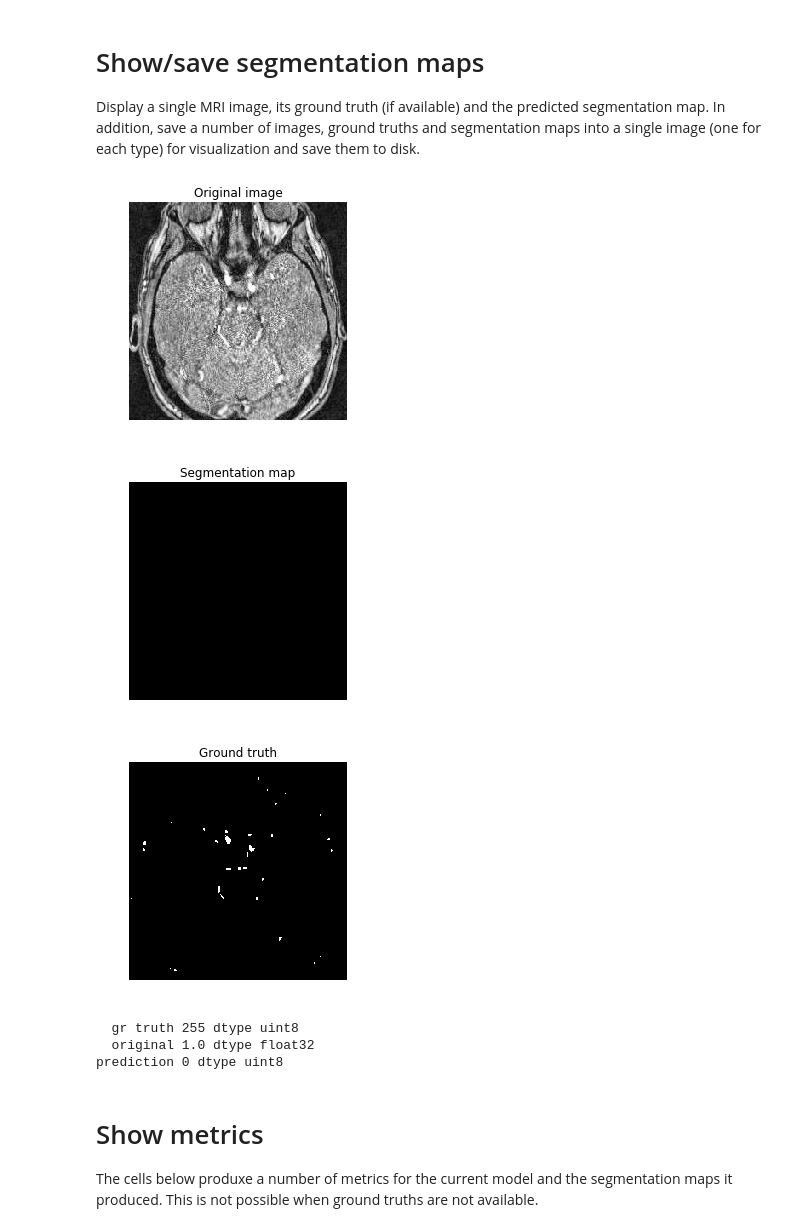
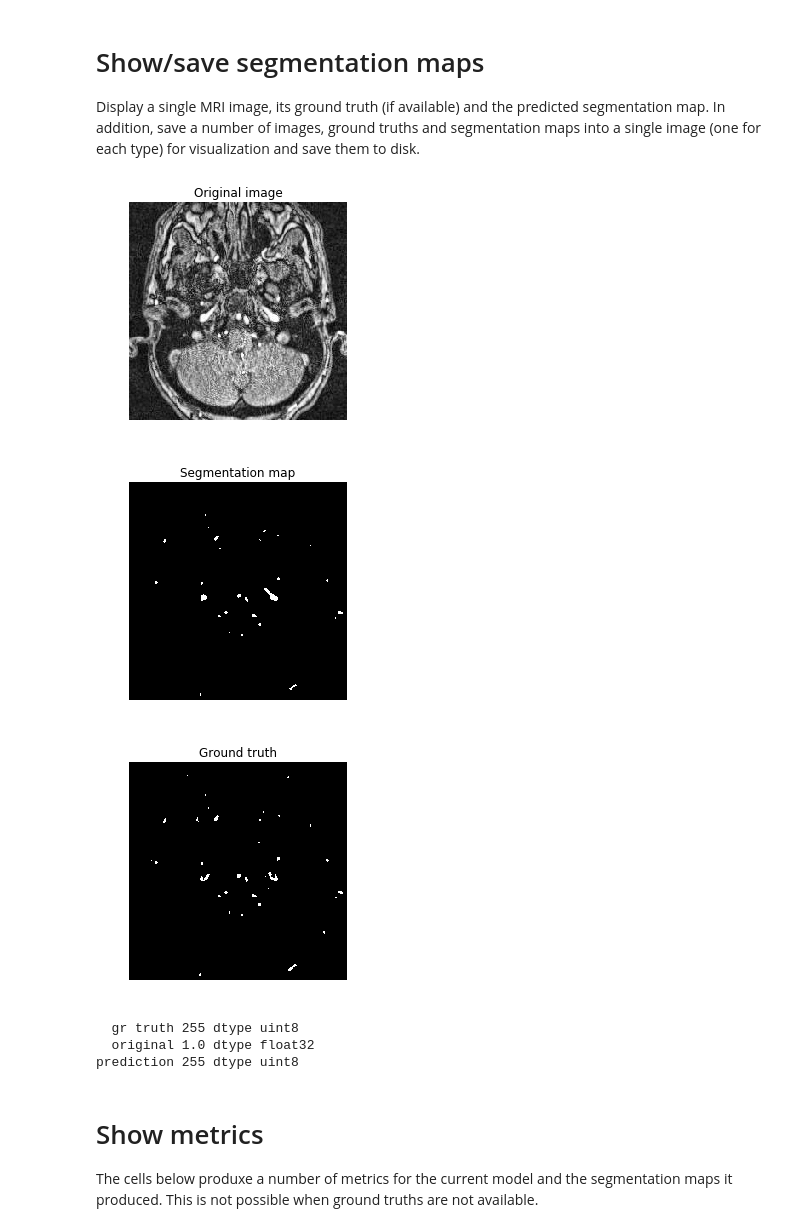
Before and after one commit to GeoffBreemer/DLToolkit, a Jupyter notebook: thesis/DECiSION_test.ipynb, the cells around one changed output. Cells and saved outputs as stored; diff of their text form; code cells hidden in the pictures.

Commit message:
feat: Completed DECiSION tuning

```diff
--- a/thesis/DECiSION_test.ipynb
+++ b/thesis/DECiSION_test.ipynb
@@ -44,3 +39,6 @@ TRAINED_MODEL_NAME = "../savedmodels/DECiSION_UNet_brain_4layer_BN_BS008.model"
+# %%
+TRAINED_MODEL_NAME = "../savedmodels/DECiSION_UNet_brain_3layer_BN_W10.0_ADAM_BS001.model"
+PREFIX = "_W10.0_ADAM_BS001"
 # %% [markdown]
 # Convert test data to HDF5
 The first function `perform_hdf5_conversion_test()` converts data in the `test` folder to HDF5. Data comprises MRI images as well as their ground truths. This function is used to apply a trained model to MRI images for which ground truths are available so that various performance metrics can be calculated.
@@ -198,8 +196,8 @@ unet = UNet_NN(img_height=settings.IMG_HEIGHT,
 
 # model = unet.build_model_BRAIN_1layer(use_bn=True, use_dropout=False)
 # model = unet.build_model_BRAIN_2layer(use_bn=True, use_dropout=False)
-# model = unet.build_model_BRAIN_3layer(use_bn=True, use_dropout=False)
-model = unet.build_model_BRAIN_4layer(use_bn=True, use_dropout=False)
+model = unet.build_model_BRAIN_3layer(use_bn=True, use_dropout=False)
+# model = unet.build_model_BRAIN_4layer(use_bn=True, use_dropout=False)
 model.load_weights(TRAINED_MODEL_NAME)
 model.summary()
 # %% [output]
@@ -257,34 +255,34 @@ Display a single MRI image, its ground truth (if available) and the predicted se
 # %%
 # Show a single image, ground truth and segmentation map
 MAX_IMAGES = len(predictions_imgs)
 show_image(np.squeeze(test_imgs[0]), 'Original image')
 show_image(np.squeeze(predictions_imgs[0]), 'Segmentation map')
 
 if not IS_INFERENCE or IS_DEVELOPMENT:
     show_image(np.squeeze(test_ground_truths[0]), 'Ground truth')
 
     # Plot a number of ground truths in a single image
     group_images(test_ground_truths[0:min(16, MAX_IMAGES)],
-                 4, 1.0, False, "../output/DECISION_" + unet.title + "_grp_groundtruths")
+                 4, 1.0, False, "../output/DECISION_" + unet.title + PREFIX + "_grp_groundtruths")
 
     print("  gr truth {} dtype {}".format(np.max(test_ground_truths[0]),
                                           test_ground_truths[0].dtype))
 
 # Plot images and segmentation maps in a single image each
 group_images(test_imgs[0:min(16, MAX_IMAGES)],
-             4, 1.0, False, "../output/DECISION_" + unet.title + "_grp_images")
+             4, 1.0, False, "../output/DECISION_" + unet.title + PREFIX + "_grp_images")
 group_images(predictions_imgs[0:min(16, MAX_IMAGES)],
-             4, 1.0, False, "../output/DECISION_" + unet.title + "_grp_predictions")
+             4, 1.0, False, "../output/DECISION_" + unet.title + PREFIX + "_grp_predictions")
 
 print("  original {} dtype {}".format(np.max(test_imgs[0]), test_imgs[0].dtype))
 print("prediction {} dtype {}".format(np.max(predictions_imgs[0]), predictions_imgs[0].dtype))
 # %% [output]
-[figure, old version]
+[figure, new version]
-[figure, old version]
+[figure, new version]
-[figure, old version]
+[figure, new version]
   gr truth 255 dtype uint8
   original 1.0 dtype float32
-prediction 0 dtype uint8
+prediction 255 dtype uint8
 # %% [markdown]
 # Show metrics
 The cells below produxe a number of metrics for the current model and the segmentation maps it produced. This is not possible when ground truths are not available.
```
Also changed, not shown: parts of 11 cells of this notebook, 9 other files.
